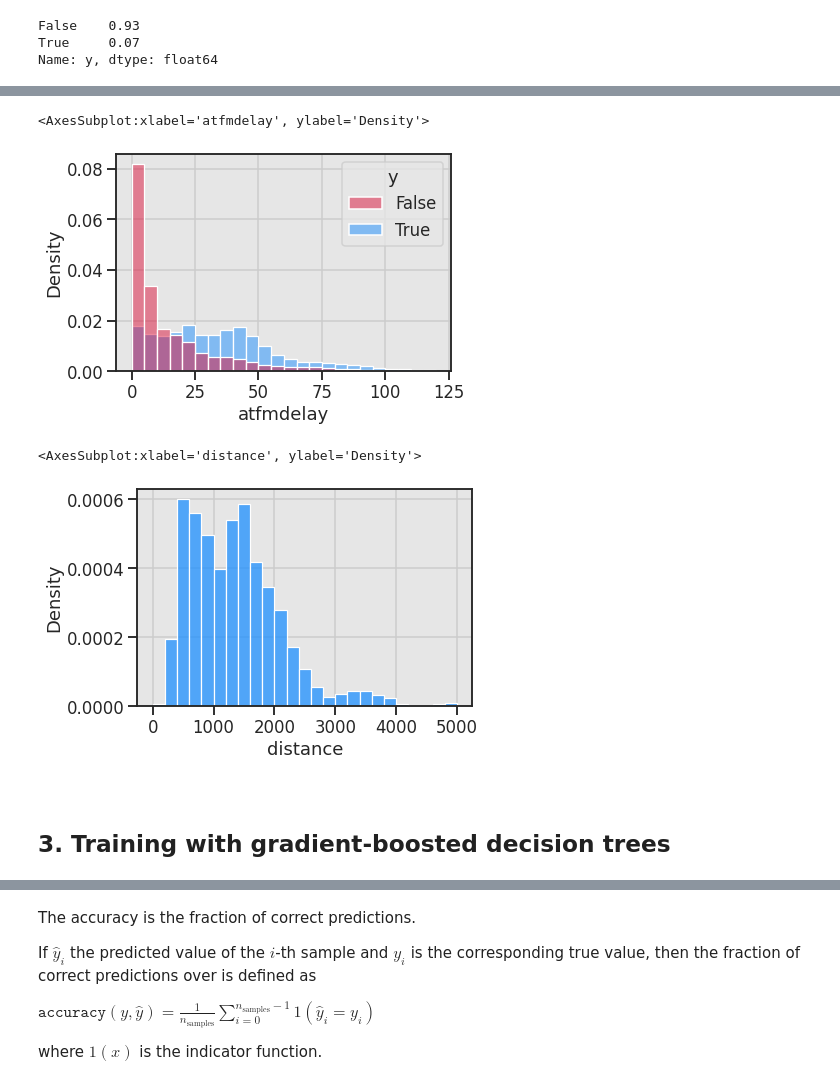
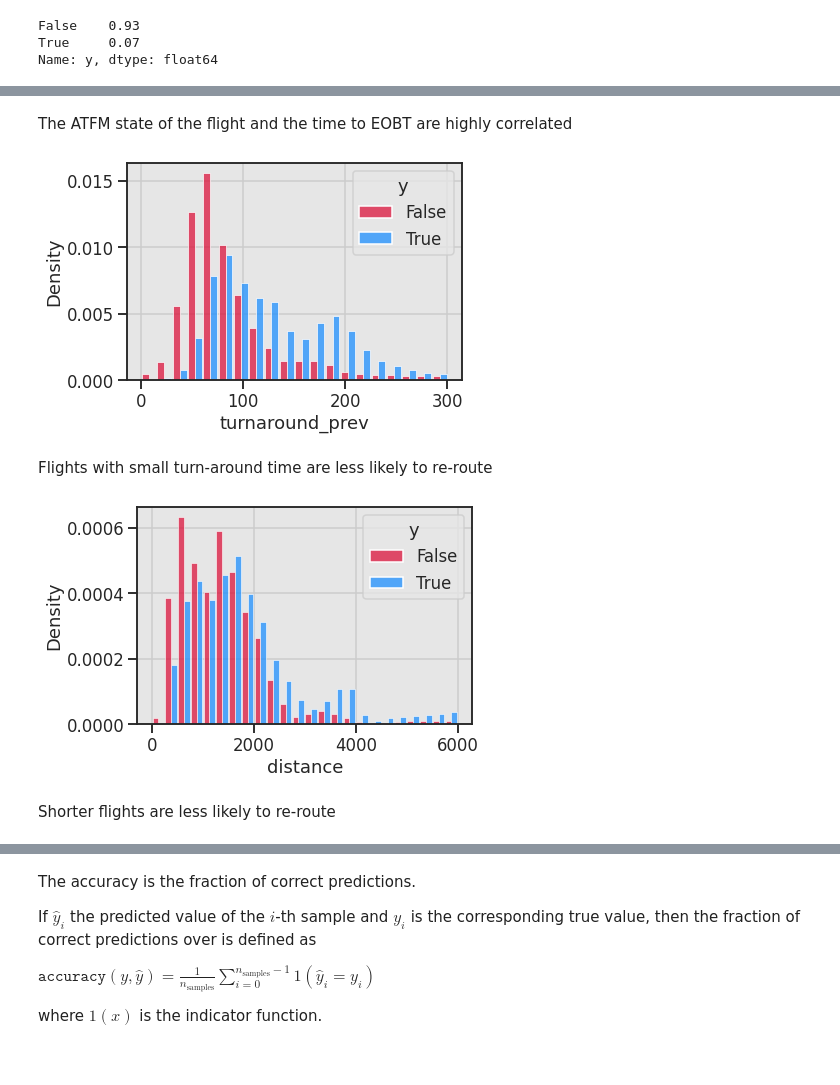
Before and after one commit to ramondalmau/Machine-learning-for-ATFM, a Jupyter notebook: Untitled.ipynb, the cells around one changed output, grey strips where cells are left out. Cells and saved outputs as stored; diff of their text form; code cells hidden in the pictures.

```diff
--- a/Untitled.ipynb
+++ b/Untitled.ipynb
@@ -58,3 +154,14 @@ X = pd.read_parquet('dataset.parquet')
+# %%
+def remove_rare_samples(X, threshold=0.99):
+    for c in tqdm(X.select_dtypes('category').columns):
+        X.loc[:,c] = X.loc[:,c].astype(object)
+        cum_freq = X[c].value_counts(normalize=True).cumsum().shift(+1).fillna(0.)
+        rare = cum_freq.loc[cum_freq > threshold].index
+        X = X.loc[~X[c].isin(rare)]
+        X.loc[:,c] = pd.Categorical(X.loc[:,c])
+    return X
+
+X = remove_rare_samples(X,  threshold=0.99)
 # %%
 X.info(show_counts=True)
 # %% [output]
@@ -130,12 +260,12 @@ sns.histplot(data=X, x='fltstate', hue='y', palette=palette, stat = 'density', m
+# %% [markdown]
+The ATFM state of the flight and the time to EOBT are highly correlated
 # %%
-sns.histplot(data=X, x='atfmdelay', hue='y', palette=palette, stat='density', common_norm=False, common_bins=True, binrange=(0, 120), binwidth=5)
+ax = sns.histplot(data=X, x='turnaround_prev', hue='y', palette=palette, stat = 'density', multiple="dodge", common_norm=False, shrink=0.9, binrange=(0, 300), binwidth=15)
 # %% [output]
-<AxesSubplot:xlabel='atfmdelay', ylabel='Density'>
-[figure, old version]
+[figure, new version]
+# %% [markdown]
+Flights with small turn-around time are less likely to re-route
 # %%
-sns.histplot(data=X, x='distance', color='dodgerblue', stat='density', binrange=(0, 5000), binwidth=200)
+ax = sns.histplot(data=X, x='distance', hue='y', palette=palette, stat = 'density', multiple="dodge", common_norm=False, shrink=0.9, binrange=(0, 6000), binwidth=250)
 # %% [output]
-<AxesSubplot:xlabel='distance', ylabel='Density'>
-[figure, old version]
+[figure, new version]
-# %% [markdown]
-<a id='gbdt'></a>
@@ -145,2 +271,0 @@ number_columns = X.select_dtypes('number').columns.tolist()
-# %% [markdown]
-## 3. Training with gradient-boosted decision trees
@@ -151,0 +272,2 @@ import numpy as np
+# %% [markdown]
+Shorter flights are less likely to re-route
```
Also changed, not shown: parts of 172 cells of this notebook.
